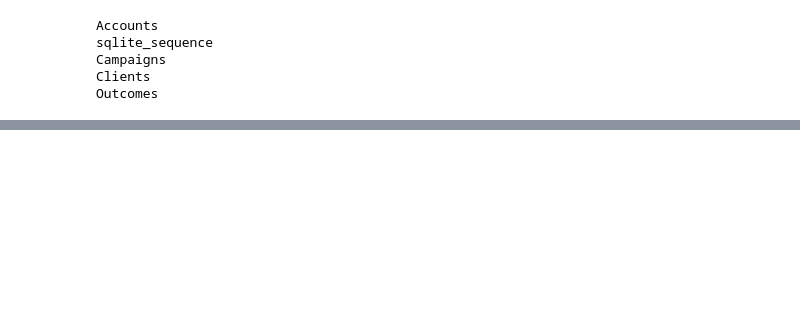
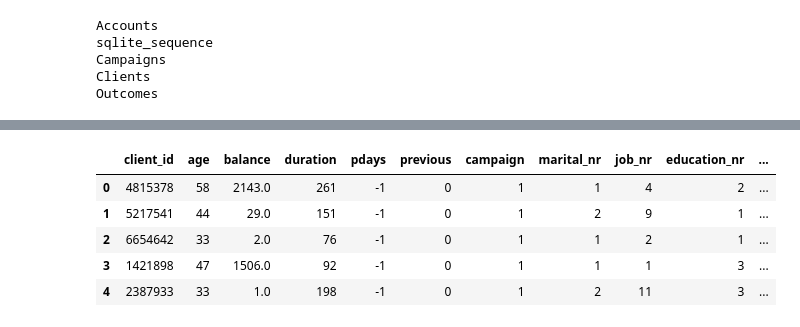
Before and after one commit to evakaldy/Bootcamp_Final_Project, a Jupyter notebook: explore_database.ipynb, the cells around one changed output, grey strips where cells are left out. Cells and saved outputs as stored; diff of their text form; code cells hidden in the pictures; blank space fills up the shorter version.

```diff
--- a/explore_database.ipynb
+++ b/explore_database.ipynb
@@ -109,19 +36,30 @@ Name: count, Length: 559, dtype: int64
 # To connect the Outcomes and Campaigns tables from your SQLite database on the Campaigns.ID and Outcomes.campaign_id
 
 query = """
-SELECT *
-FROM Outcomes
-JOIN Campaigns
-ON Outcomes.campaign_id = Campaigns.ID
-JOIN Accounts
-ON Campaigns.account_id = Accounts.ID
-JOIN Clients
-ON Accounts.client_id = Clients.ID;
+SELECT
+c.id AS client_id,
+c.age,
+c.job,
+c.marital,
+c.education,
+a.balance,
+a.in_default,
+a.housing,
+a.loan,
+ca.duration,
+ca.pdays,
+ca.previous,
+ca.campaign, -- Added campaigns column
+o.poutcome,
+o.y
+FROM Clients c
+JOIN Accounts a ON c.id = a.client_id
+JOIN Campaigns ca ON a.id = ca.account_id
+JOIN Outcomes o ON ca.id = o.campaign_id
 """
-
 # Execute the query and fetch the result into a DataFrame
-merged_pd = pd.read_sql_query(query, conn)
-print(merged_pd.shape)
+merged_df = pd.read_sql_query(query, conn)
+print(merged_df.shape)
 # Display the joined DataFrame
-print(merged_pd.head())
+print(merged_df.head())
 # %% [output]
@@ -148,0 +180,11 @@ encoder = LabelEncoder()
+# %%
+## REMOVE COLUMNS which are not numbers
+only_nr_df = merged_df.drop(columns=['job', 'marital', 'education', 'housing', 'in_default', 'housing', 'loan', 'poutcome', 'y'], inplace=False)
+only_nr_df.head()
+# %% [output]
+|  | client_id | age | balance | duration | pdays | previous | campaign | marital_nr | job_nr | education_nr | ... |
+| 0 | 4815378 | 58 | 2143.0 | 261 | -1 | 0 | 1 | 1 | 4 | 2 | ... |
+| 1 | 5217541 | 44 | 29.0 | 151 | -1 | 0 | 1 | 2 | 9 | 1 | ... |
+| 2 | 6654642 | 33 | 2.0 | 76 | -1 | 0 | 1 | 1 | 2 | 1 | ... |
+| 3 | 1421898 | 47 | 1506.0 | 92 | -1 | 0 | 1 | 1 | 1 | 3 | ... |
+| 4 | 2387933 | 33 | 1.0 | 198 | -1 | 0 | 1 | 2 | 11 | 3 | ... |
```
Also changed, not shown: parts of 12 cells of this notebook.
